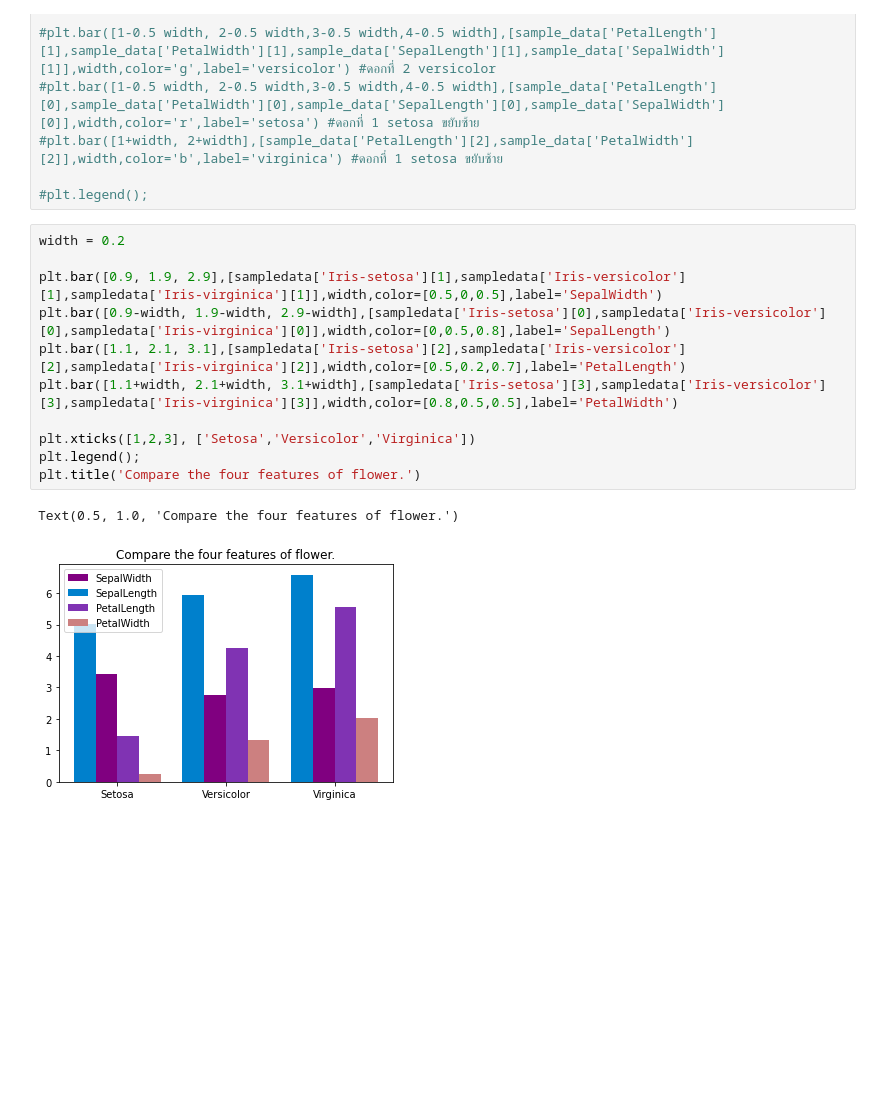
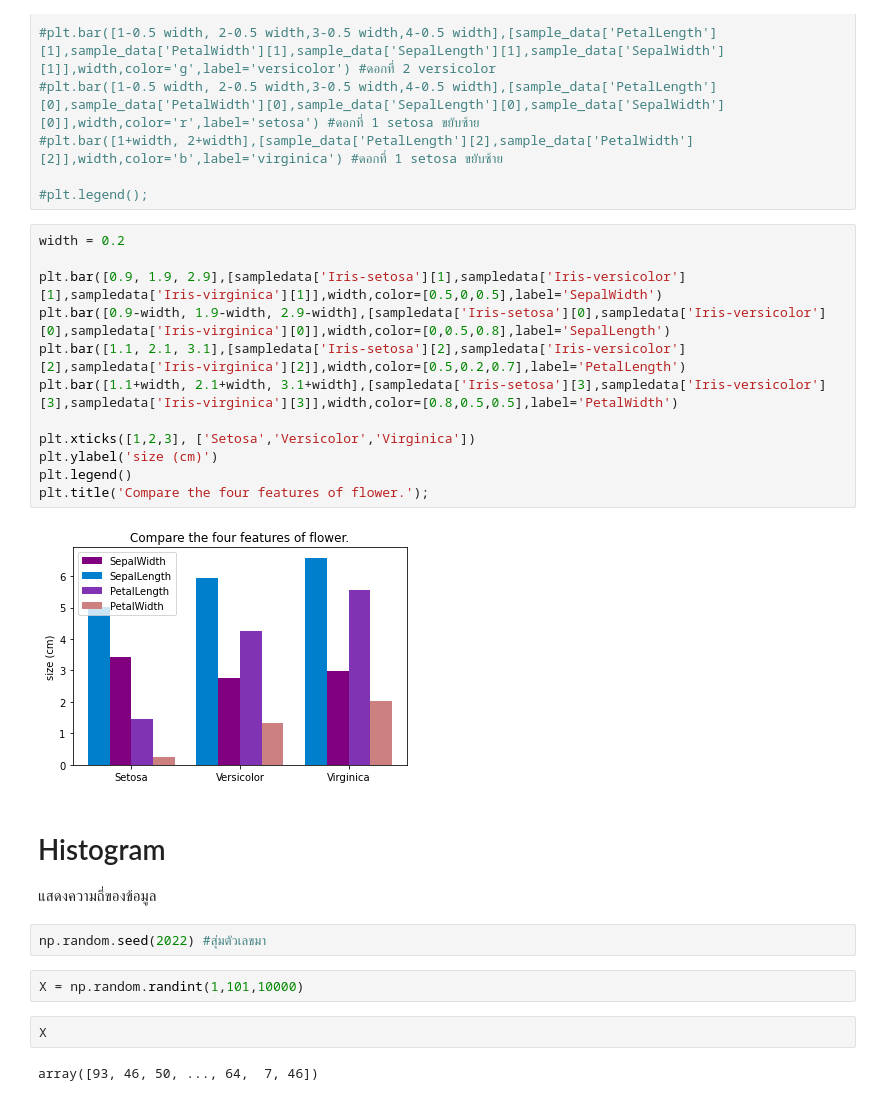
Before and after one commit to Ninkrn/BasicProg_Dataviz65, a Jupyter notebook: DataViz04_Data_Comparison.ipynb, the cells around one changed output. Saved outputs shown, nothing was run; the diff lists cells and outputs as text; blank space fills up the shorter version.

```diff
--- a/DataViz04_Data_Comparison.ipynb
+++ b/DataViz04_Data_Comparison.ipynb
@@ -304,14 +367,26 @@ sampledata
 # %%
 width = 0.2
 
 plt.bar([0.9, 1.9, 2.9],[sampledata['Iris-setosa'][1],sampledata['Iris-versicolor'][1],sampledata['Iris-virginica'][1]],width,color=[0.5,0,0.5],label='SepalWidth')
 plt.bar([0.9-width, 1.9-width, 2.9-width],[sampledata['Iris-setosa'][0],sampledata['Iris-versicolor'][0],sampledata['Iris-virginica'][0]],width,color=[0,0.5,0.8],label='SepalLength')
 plt.bar([1.1, 2.1, 3.1],[sampledata['Iris-setosa'][2],sampledata['Iris-versicolor'][2],sampledata['Iris-virginica'][2]],width,color=[0.5,0.2,0.7],label='PetalLength')
 plt.bar([1.1+width, 2.1+width, 3.1+width],[sampledata['Iris-setosa'][3],sampledata['Iris-versicolor'][3],sampledata['Iris-virginica'][3]],width,color=[0.8,0.5,0.5],label='PetalWidth')
 
 plt.xticks([1,2,3], ['Setosa','Versicolor','Virginica'])
-plt.legend();
-plt.title('Compare the four features of flower.')
+plt.ylabel('size (cm)')
+plt.legend()
+plt.title('Compare the four features of flower.');
 # %% [output]
-Text(0.5, 1.0, 'Compare the four features of flower.')
-[figure, old version]
+[figure, new version]
+# %% [markdown]
+# Histogram
+
+แสดงความถี่ของข้อมูล
+# %%
+np.random.seed(2022) #สุ่มตัวเลขมา
+# %%
+X = np.random.randint(1,101,10000)
+# %%
+X
+# %% [output]
+array([93, 46, 50, ..., 64,  7, 46])
```
Also changed, not shown: parts of 53 cells of this notebook.
